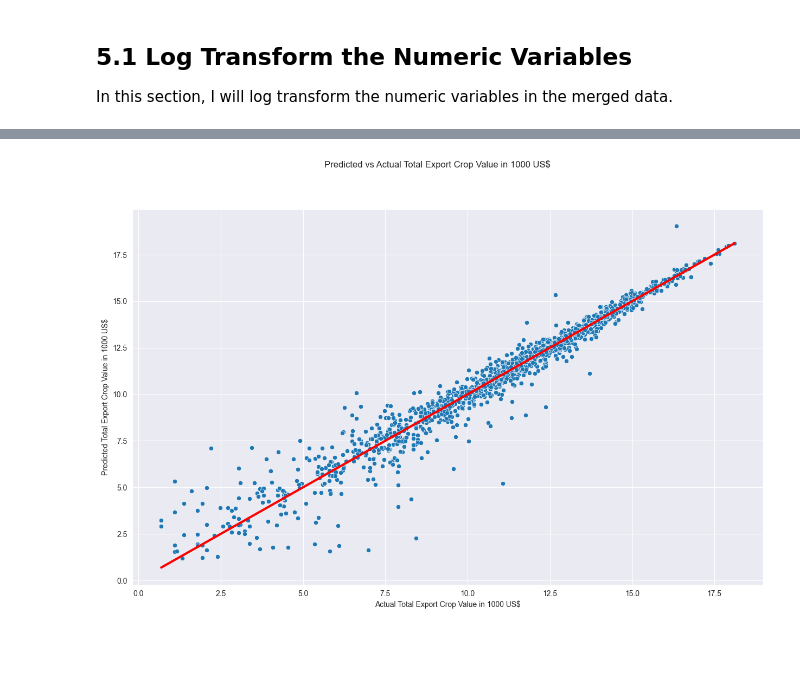
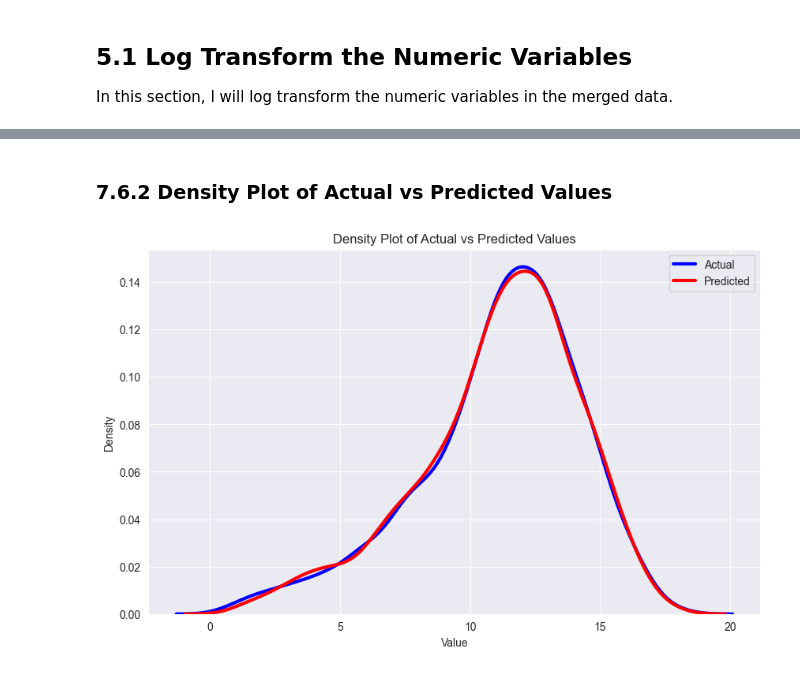
Before and after one commit to tnaccarato/Crop-Forcasting-MLP, a Jupyter notebook: mlp2.ipynb, the cells around one changed output, grey strips where cells are left out. Cells and saved outputs as stored; diff of their text form; code cells hidden in the pictures; blank space fills up the shorter version.

Commit message:
Add subsections to model section

```diff
--- a/mlp2.ipynb
+++ b/mlp2.ipynb
@@ -1321,21 +851,4 @@ In this section, I will build a Multi-Layer Perceptron (MLP) model to predict th
 # %%
-from sklearn.model_selection import train_test_split
-from sklearn.preprocessing import StandardScaler, OneHotEncoder
-from sklearn.neural_network import MLPRegressor
-from sklearn.metrics import mean_absolute_error
-import matplotlib.pyplot as plt
-import seaborn as sns
-import pandas as pd
-
-df = merged_df
-
-# Separate the features and the target variable
-X = df.drop('Total Export Crop Value in 1000 US$', axis=1)
-y = df['Total Export Crop Value in 1000 US$']
-
-# Split the dataset into training and test sets
-X_train, X_test, y_train, y_test = train_test_split(X, y, test_size=0.2, random_state=42)
-
 # Apply the encoder
 encoder = OneHotEncoder(sparse_output=False, handle_unknown='ignore')
 harmonised_item_train_encoded = encoder.fit_transform(X_train[['Harmonised Item', 'Area']])
@@ -1374,12 +915,14 @@ R^2 Score: 0.9493640030481372
+# %% [markdown]
+### 7.6.2 Density Plot of Actual vs Predicted Values
 # %%
-# Plotting the results as a scatter plot
-fig, ax = plt.subplots(figsize=(15,9))
-plt.suptitle("Predicted vs Actual Total Export Crop Value in 1000 US$")
-sns.scatterplot(x=y_test, y=y_pred, ax=ax)
-# Add a line for predicted values
-plt.plot([y_test.min(), y_test.max()], [y_test.min(), y_test.max()], color='red', lw=3)
-plt.xlabel("Actual Total Export Crop Value in 1000 US$")
-plt.ylabel("Predicted Total Export Crop Value in 1000 US$")
+# Plot the density plot of actual vs predicted values
+plt.figure(figsize=(10, 6))
+sns.kdeplot(y_test, label='Actual', color='blue', linewidth=3)
+sns.kdeplot(y_pred, label='Predicted', color='red', linewidth=3)
+plt.title('Density Plot of Actual vs Predicted Values')
+plt.xlabel('Value')
+plt.ylabel('Density')
+plt.legend()
 plt.show()
 # %% [output]
-[figure, old version]
+[figure, new version]
```
Also changed, not shown: parts of 95 cells of this notebook.
